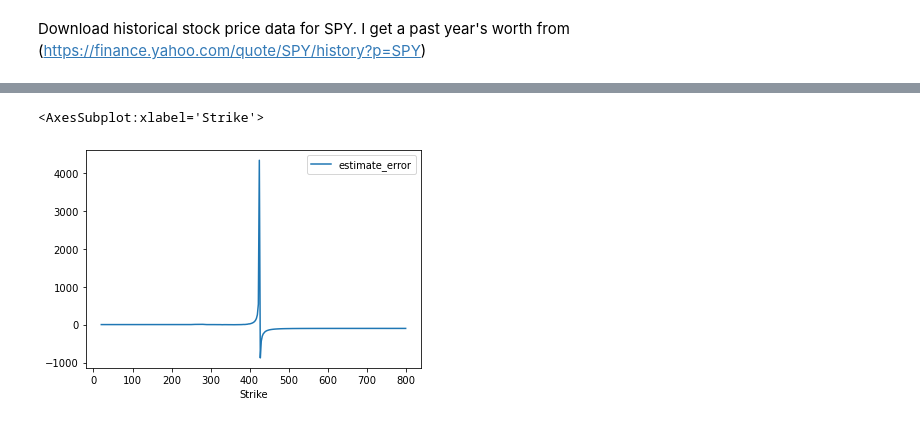
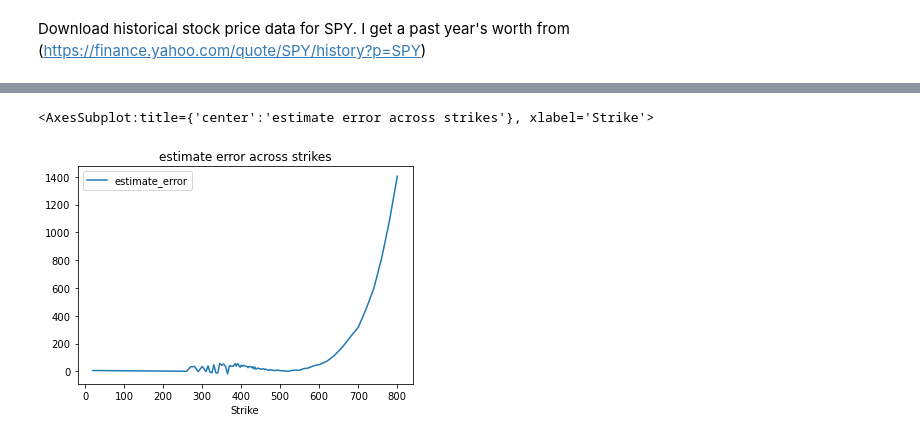
Before and after one commit to Maosef/options_pricing, a Jupyter notebook: option pricing.ipynb, the cells around one changed output, grey strips where cells are left out. Drawn from its saved outputs; the diff is of its cells as text; code cells hidden in the pictures.

```diff
--- a/option pricing.ipynb
+++ b/option pricing.ipynb
@@ -94,4 +93,6 @@ df.shape
 # %%
+# the rfr should vary with time, not be constant.
+
 cur_stock_price = df.iloc[-1]['Adj Close']
 time_to_expiration = get_time_to_expiration(expiration_datetime)
 risk_free_rate = 0.0069
@@ -108,7 +109,7 @@ strike_start_idx, strike_end_idx = 0, r.shape[0]
 for x in range(strike_start_idx,strike_end_idx):
     value_s = black_scholes(S = cur_stock_price,
                             K = r['Strike'][x],
-                            T = (time_to_expiration),
+                            T = time_to_expiration,
                             r = risk_free_rate,
                             sigma = sigma)
     list_estimates.append(value_s)
@@ -146,9 +147,8 @@ df_estimate.plot(x='Strike',y=['Ask','estimate'], title='Computed v Market price
 # %%
-df_estimate['estimate_error'] = ((df_estimate['Ask'] - df_estimate['estimate'])/df_estimate['estimate'])*100
-
+df_estimate['estimate_error'] = ((df_estimate['Last Price'] - df_estimate['estimate'])/df_estimate['estimate'])*100
 ax = sns.distplot(df_estimate['estimate_error'])
-
 print(df_estimate['estimate_error'].describe())
 
-# across strikes, the median error is .34%, but there is a huge spread and there are huge outliers. Why?
+# across strikes, the median error is 34%, but there is a huge spread and outliers,
+# which mainly seem to be due to the higher strikes being very close to 0.
 # %% [output]
@@ -185,0 +185,5 @@ df_estimate[df_estimate['estimate_error'].abs() > 1]
+# %%
+# df_estimate['Implied Volatility'] = df_estimate['Implied Volatility'].str.slice(stop=-1).astype('float') / 100
+
+df_estimate['Historical Vol'] = sigma
+ax = df_estimate.plot(x='Strike',y=['Implied Volatility','Historical Vol'],title='volatility across strikes')
@@ -185,0 +192,8 @@ df_estimate[df_estimate['estimate_error'].abs() > 1]
+# %%
+df_estimate['Volume'] = df_estimate['Volume'].replace(to_replace='-',value=0)
+df_estimate['Volume'] = df_estimate['Volume'].astype('int')
+
+df_estimate['Open Interest'] = df_estimate['Open Interest'].replace(to_replace='-',value=0)
+df_estimate['Open Interest'] = df_estimate['Open Interest'].astype('int')
+
+df_estimate.plot(x='Strike',y=['Volume','Open Interest'],title='volume and open interest')
@@ -186,8 +203,7 @@ df_estimate[df_estimate['estimate_error'].abs() > 1]
 # %%
 # plot the error across strikes
 
-# df_estimate.plot(x='Strike',y='estimate_error',logy=True)
-df_estimate.plot(x='Strike',y='estimate_error')
+df_estimate.plot(x='Strike',y='estimate_error',title='estimate error across strikes')
 # %% [output]
-<AxesSubplot:xlabel='Strike'>
+<AxesSubplot:title={'center':'estimate error across strikes'}, xlabel='Strike'>
-[figure, old version]
+[figure, new version]
```
Also changed, not shown: parts of 14 cells of this notebook.
